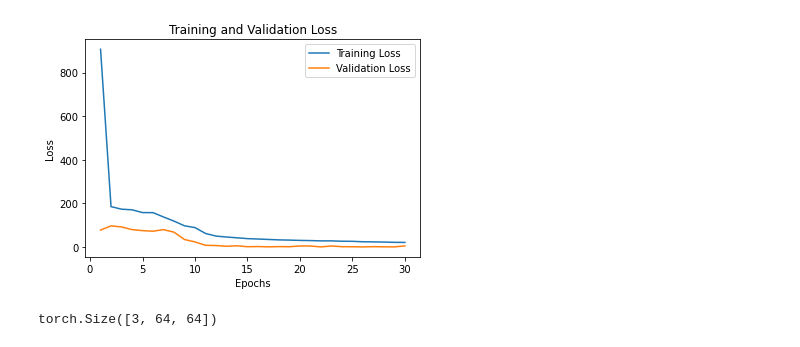
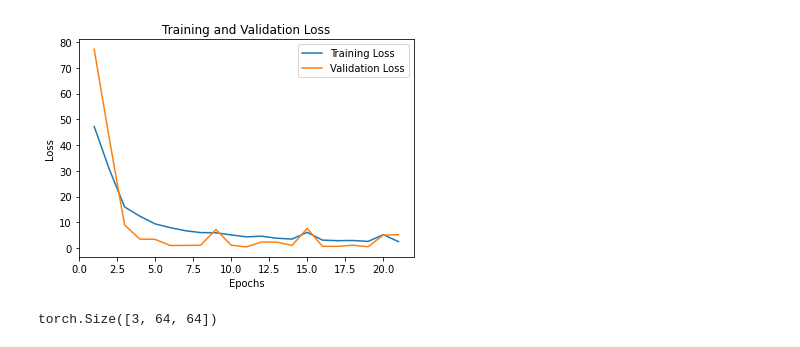
Before and after one commit to vanboven073/4AI00, a Jupyter notebook: Blender_Automation/CNN_tens_drop.ipynb, the cells around one changed output. Drawn from its saved outputs; the diff is of its cells as text; code cells hidden in the pictures.

Commit message:
Added more figures to analyze test_data

```diff
--- a/Blender_Automation/CNN_tens_drop.ipynb
+++ b/Blender_Automation/CNN_tens_drop.ipynb
@@ -230,21 +260,21 @@ class CustomImageDataset(Dataset):
 # print('mean: '  + str(total_mean))
 # print('std:  '  + str(total_std))
 # %%
-# input_image = Image.open('Test_Images\Train\drop_s41_v5_r0.5_str6_pos0_cam150.png')  # Replace 'input_image.jpg' with the path to your input image file
-# transform = ToTensor()
-# tensor = transform(input_image)
-# # Calculate mean and standard deviation
-# mean = torch.mean(tensor)
-# std = torch.std(tensor)
+input_image = Image.open('Test_Images\Train\drop_s67_v5_r0.5_str6_pos0_cam300.png')  # Replace 'input_image.jpg' with the path to your input image file
+transform = ToTensor()
+tensor = transform(input_image)
+# Calculate mean and standard deviation
+mean = torch.mean(tensor)
+std = torch.std(tensor)
 
-# # Normalize the data
-# normalizer = Normalize(mean=[mean.item(), mean.item(), mean.item()], std=[std.item(), std.item(), std.item()])
+# Normalize the data
+normalizer = Normalize(mean=[mean.item(), mean.item(), mean.item()], std=[std.item(), std.item(), std.item()])
 # Set up the data
 transform = transforms.Compose([
     transforms.Resize(64),
     transforms.CenterCrop(64),
     transforms.ToTensor(),
-    transforms.Normalize(mean= [0.5, 0.5, 0.5], std=[0.5, 0.5, 0.5])               # Need to be adjusted, acording to dataset
+    transforms.Normalize(mean= [mean, mean, mean], std=[std, std, std])               # Need to be adjusted, acording to dataset
 ])
 # %%
 # Example usage:
@@ -254,15 +284,18 @@ image_folder = 'Test_Images/train'  # Replace with the path to your image folder
 
 # Split the dataset into training and validation sets
 dataset = CustomImageDataset(csv_file, image_folder, transform=transform)
-val_split = 0.2  # Percentage of data for validation
-val_size = int(val_split * len(dataset))
-train_size = len(dataset) - val_size
-train_dataset, val_dataset = torch.utils.data.random_split(dataset, [train_size, val_size])
+# Define the sizes for your training, validation, and test sets
+train_size = int(0.6 * len(dataset))  # 60% for training
+val_size = int(0.2 * len(dataset))    # 20% for validation
+test_size = len(dataset) - train_size - val_size  # Remaining 20% for test
 
+# Use random_split to split the dataset into training, validation, and test sets
+train_dataset, val_dataset, test_dataset = random_split(dataset, [train_size, val_size, test_size])
 
 # Create data loaders for training and validation sets
 train_loader = DataLoader(train_dataset, batch_size=32, shuffle=True)
-val_loader = DataLoader(val_dataset, batch_size=32, shuffle=False)
+val_loader = DataLoader(val_dataset, batch_size=32, shuffle=True)
+test_loader = DataLoader(test_dataset, batch_size=32, shuffle=True)
 # %%
 # Define the loss function and optimizer
 model = CNN()
@@ -337,7 +358,7 @@ CNN(
 # %%
 num_epochs = 30
 best_val_loss = float('inf')
-patience = 5  # Number of epochs to wait for improvement
+patience = 10  # Number of epochs to wait for improvement
 counter = 0  # Counter to track the number of epochs without improvement
 
 train_losses = []  # List to store training losses
@@ -444,4 +465,4 @@ Epoch 30 completed.
-[figure, old version]
+[figure, new version]
 # %%
 model = torch.load('trained_model')  # Replace 'trained_model.pth' with the path to your trained model file
 
```
Also changed, not shown: parts of 13 cells of this notebook, 2 other files.
